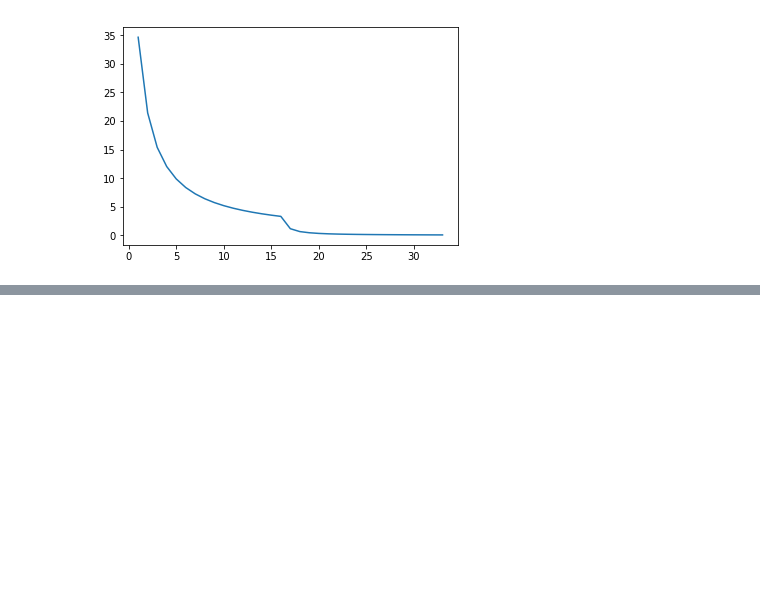
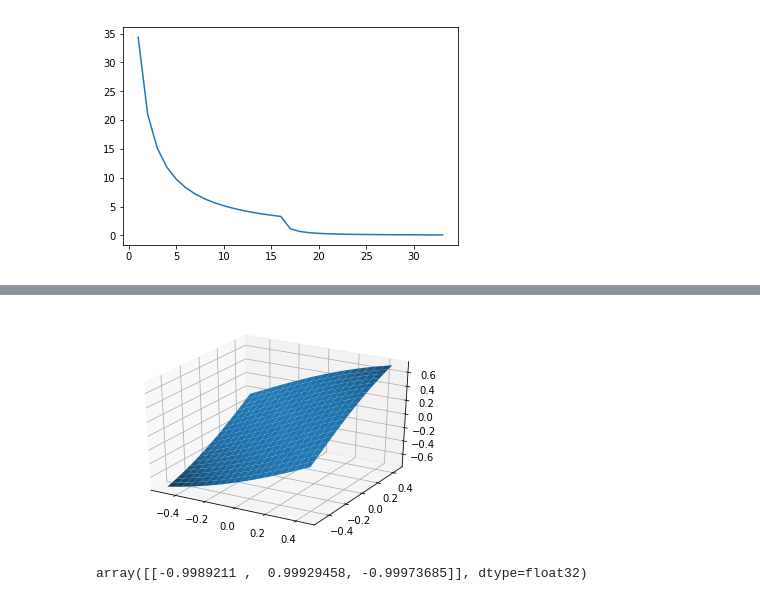
Before and after one commit to nabeelvalley/docs, a Jupyter notebook: dsx-with-python/notebooks/deep-learning-with-tensorflow.ipynb, the cells around one changed output, grey strips where cells are left out. Saved outputs shown, nothing was run; the diff lists cells and outputs as text; code cells hidden in the pictures; blank space fills up the shorter version.

```diff
--- a/dsx-with-python/notebooks/deep-learning-with-tensorflow.ipynb
+++ b/dsx-with-python/notebooks/deep-learning-with-tensorflow.ipynb
@@ -665,0 +770,9 @@ plt.show()
+# %%
+plot_act(1, tf.tanh)
+# %% [output]
+[figure, added]
+# %%
+act = tf.tanh(tf.matmul(i, w) + b)
+act.eval(session=sess)
+# %% [output]
+array([[-0.9989211 ,  0.99929458, -0.99973685]], dtype=float32)
```
Also changed, not shown: parts of 22 cells of this notebook.
